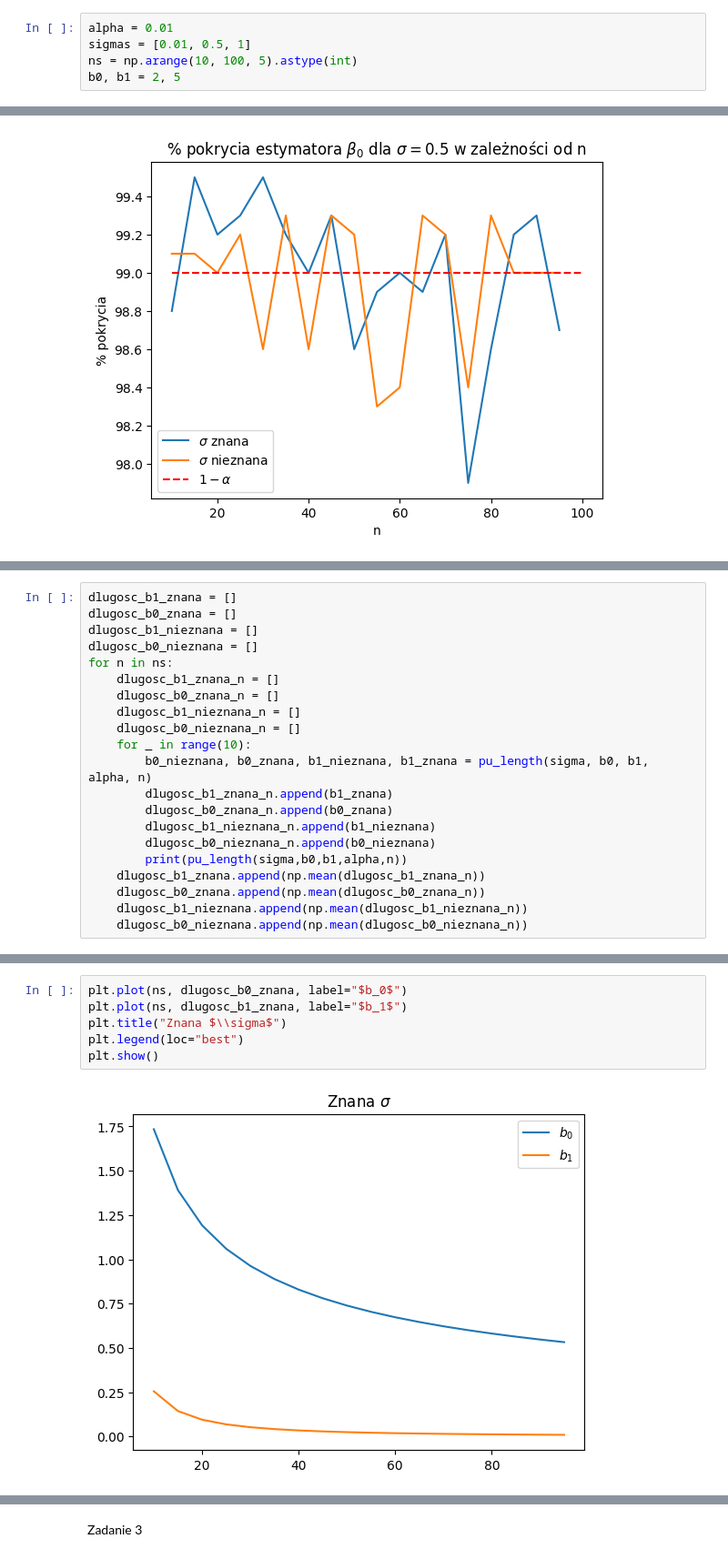
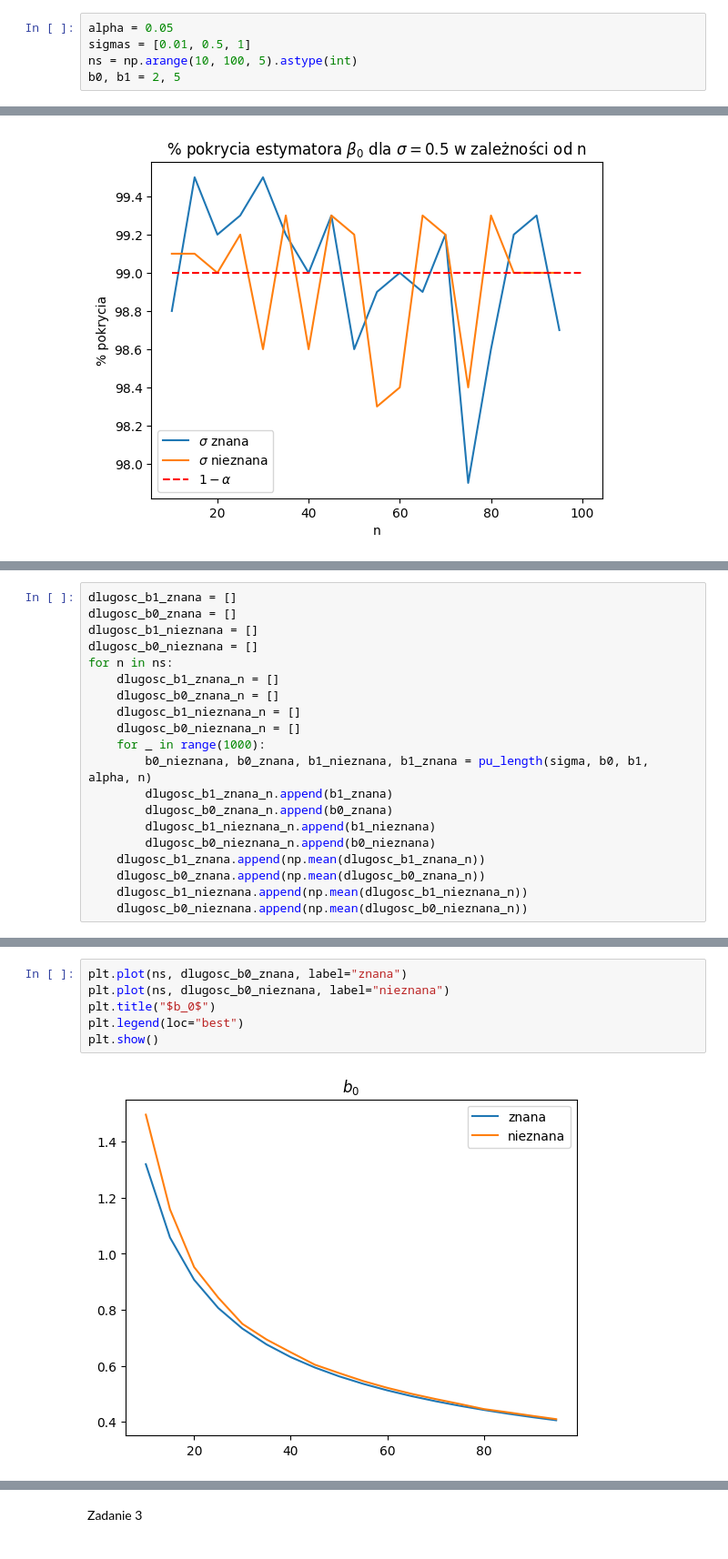
Before and after one commit to rafglo/Computer-Analysis-of-Time-Series, a Jupyter notebook: lista3.ipynb, the cells around one changed output, grey strips where cells are left out. Shown at 91% size. Drawn from its saved outputs; the diff is of its cells as text.

```diff
--- a/lista3.ipynb
+++ b/lista3.ipynb
@@ -6,7 +6,7 @@ import matplotlib.pyplot as plt
 import scipy.stats as stats
 import random
 # %%
-alpha = 0.01
+alpha = 0.05
 sigmas = [0.01, 0.5, 1]
 ns = np.arange(10, 100, 5).astype(int)
 b0, b1 = 2, 5
@@ -150,13 +150,12 @@ for n in ns:
     dlugosc_b0_znana_n = []
     dlugosc_b1_nieznana_n = []
     dlugosc_b0_nieznana_n = []
-    for _ in range(10):
+    for _ in range(1000):
         b0_nieznana, b0_znana, b1_nieznana, b1_znana = pu_length(sigma, b0, b1, alpha, n)
         dlugosc_b1_znana_n.append(b1_znana)
         dlugosc_b0_znana_n.append(b0_znana)
         dlugosc_b1_nieznana_n.append(b1_nieznana)
         dlugosc_b0_nieznana_n.append(b0_nieznana)
-        print(pu_length(sigma,b0,b1,alpha,n))
     dlugosc_b1_znana.append(np.mean(dlugosc_b1_znana_n))
     dlugosc_b0_znana.append(np.mean(dlugosc_b0_znana_n))
     dlugosc_b1_nieznana.append(np.mean(dlugosc_b1_nieznana_n))
@@ -182,9 +163,9 @@ for n in ns:
 # %%
-plt.plot(ns, dlugosc_b0_znana, label="$b_0$")
-plt.plot(ns, dlugosc_b1_znana, label="$b_1$")
-plt.title("Znana $\\sigma$")
+plt.plot(ns, dlugosc_b0_znana, label="znana")
+plt.plot(ns, dlugosc_b0_nieznana, label="nieznana")
+plt.title("$b_0$")
 plt.legend(loc="best")
 plt.show()
 # %% [output]
-[figure, old version]
+[figure, new version]
 # %%
```
Also changed, not shown: parts of 3 cells of this notebook.
